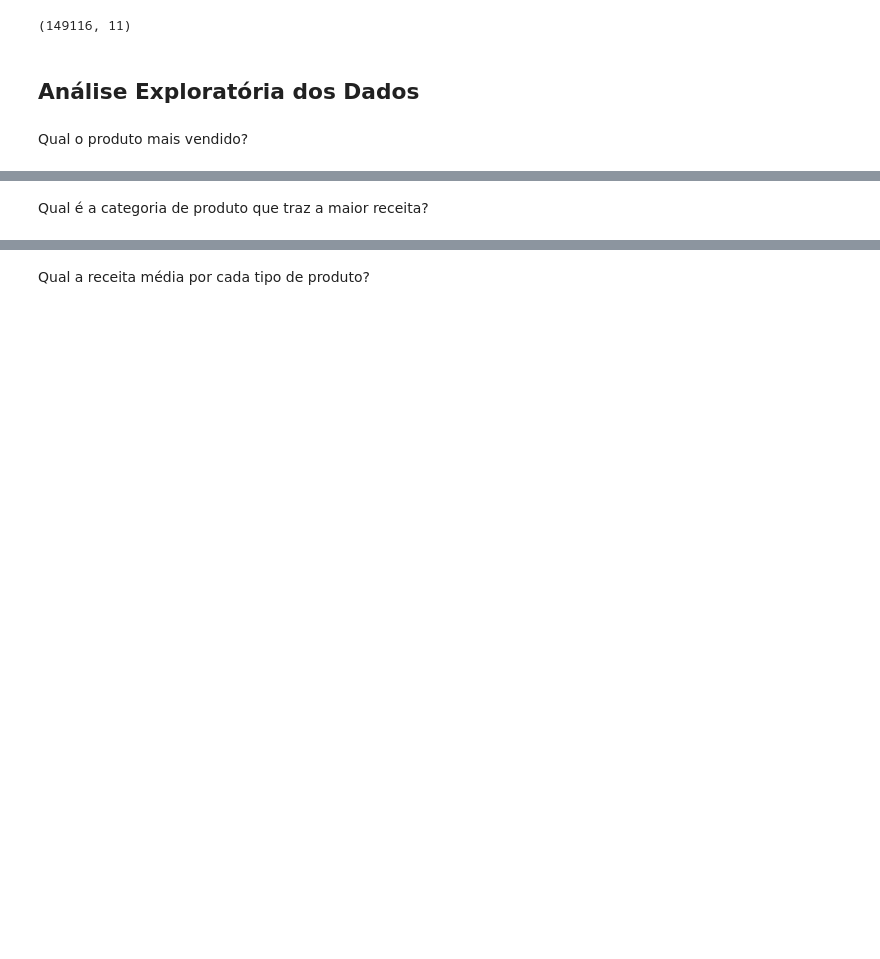
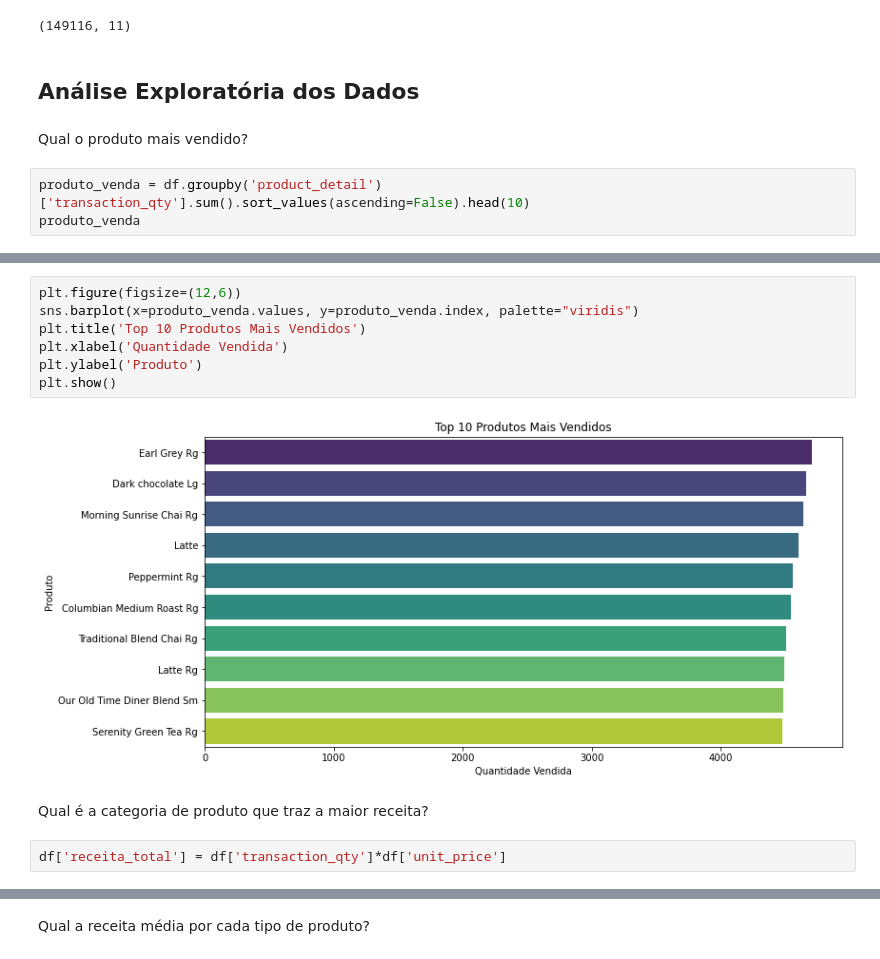
Before and after one commit to YumiiOnoue/Coffee_shop_sales_EDA, a Jupyter notebook: Coffe_Shop_Sale.ipynb, the cells around one changed output, grey strips where cells are left out. Cells and saved outputs as stored; diff of their text form; blank space fills up the shorter version.

```diff
--- a/Coffe_Shop_Sale.ipynb
+++ b/Coffe_Shop_Sale.ipynb
@@ -97,3 +72,6 @@ print(df.shape)
 ## Análise Exploratória dos Dados
 # %% [markdown]
 Qual o produto mais vendido?
+# %%
+produto_venda = df.groupby('product_detail')['transaction_qty'].sum().sort_values(ascending=False).head(10)
+produto_venda
@@ -100,2 +91,13 @@ Qual o produto mais vendido?
+# %%
+plt.figure(figsize=(12,6))
+sns.barplot(x=produto_venda.values, y=produto_venda.index, palette="viridis")
+plt.title('Top 10 Produtos Mais Vendidos')
+plt.xlabel('Quantidade Vendida')
+plt.ylabel('Produto')
+plt.show()
+# %% [output]
+[figure, added]
 # %% [markdown]
 Qual é a categoria de produto que traz a maior receita?
+# %%
+df['receita_total'] = df['transaction_qty']*df['unit_price']
```
Also changed, not shown: parts of 19 cells of this notebook.
